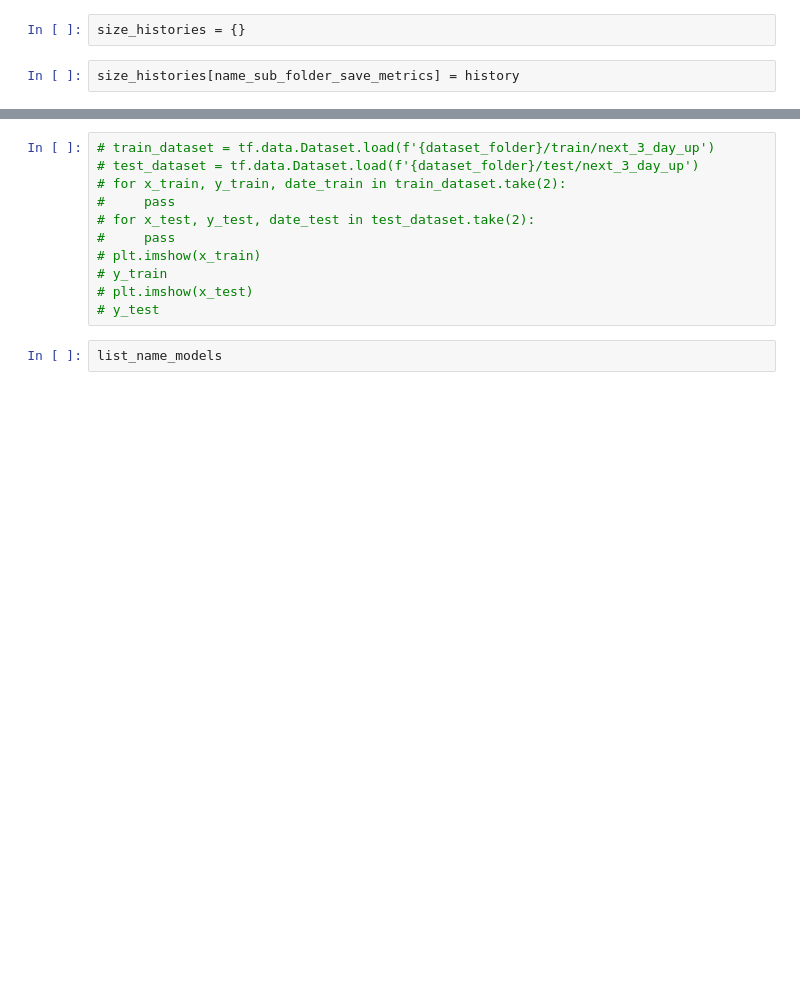
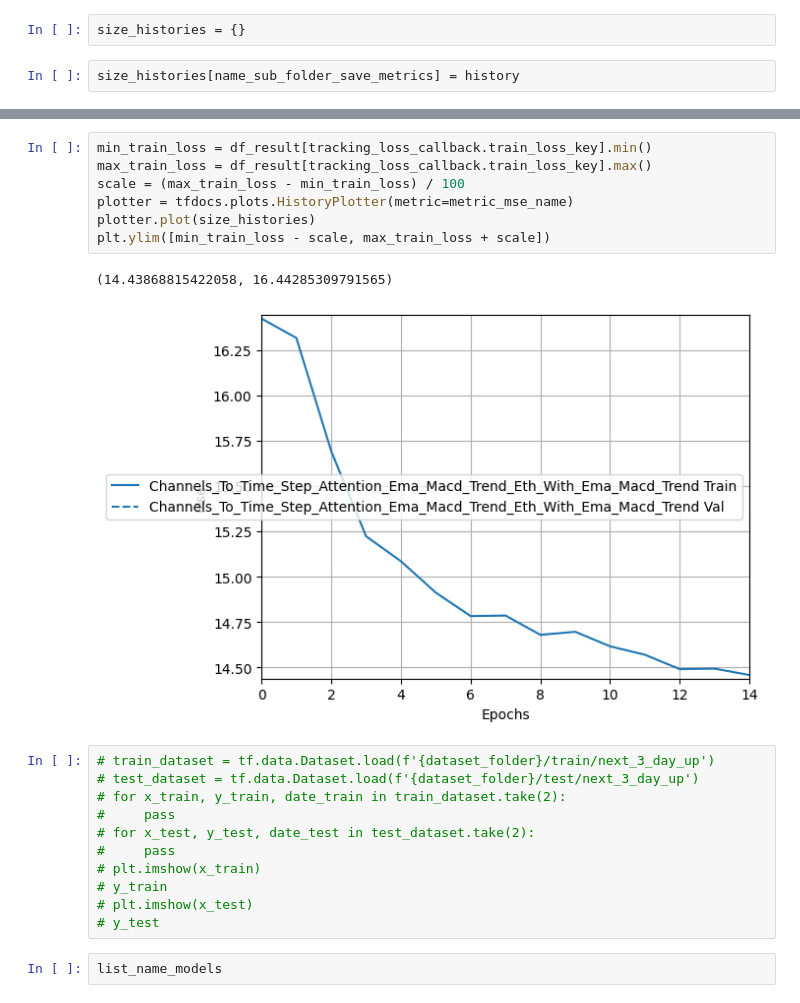
Before and after one commit to raming20/CNN-LSTM-predict-stock-price, a Jupyter notebook: data_analytics/CV_stock_market/train_model/model_use_train_and_test.ipynb, the cells around one changed output, grey strips where cells are left out. Saved outputs shown, nothing was run; the diff lists cells and outputs as text; blank space fills up the shorter version.

```diff
--- a/data_analytics/CV_stock_market/train_model/model_use_train_and_test.ipynb
+++ b/data_analytics/CV_stock_market/train_model/model_use_train_and_test.ipynb
@@ -487,3 +497,13 @@ plt.ylim([0,10])
+# %%
+min_train_loss = df_result[tracking_loss_callback.train_loss_key].min()
+max_train_loss = df_result[tracking_loss_callback.train_loss_key].max()
+scale = (max_train_loss - min_train_loss) / 100
+plotter = tfdocs.plots.HistoryPlotter(metric=metric_mse_name)
+plotter.plot(size_histories)
+plt.ylim([min_train_loss - scale, max_train_loss + scale])
+# %% [output]
+(14.43868815422058, 16.44285309791565)
+[figure, added]
 # %%
 # train_dataset = tf.data.Dataset.load(f'{dataset_folder}/train/next_3_day_up')
 # test_dataset = tf.data.Dataset.load(f'{dataset_folder}/test/next_3_day_up')
```
Also changed, not shown: parts of 20 cells of this notebook, 54 other files.
